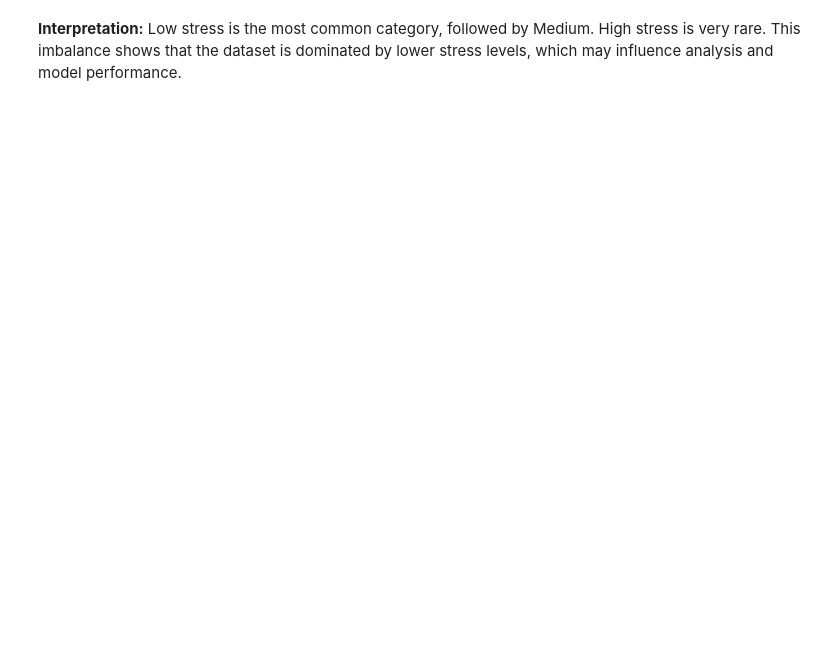
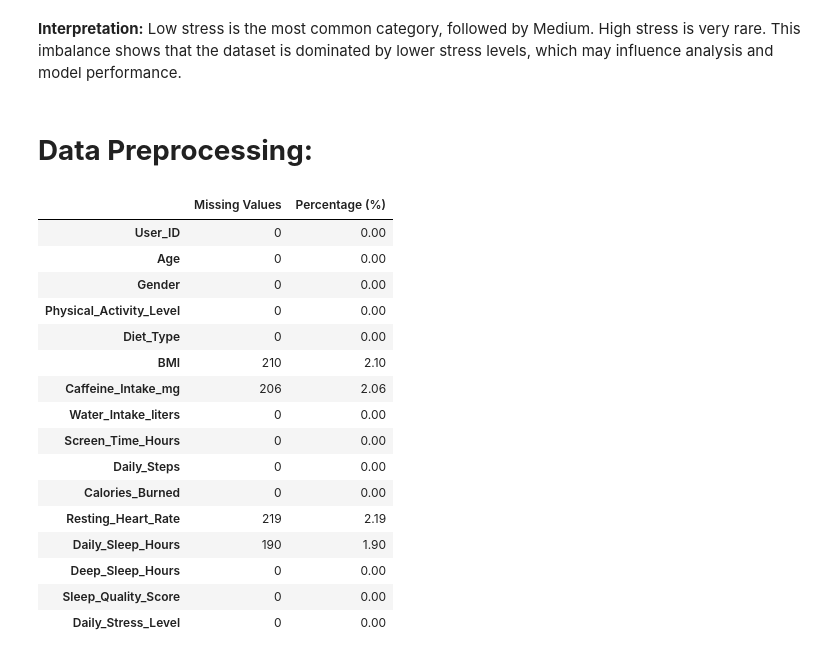
Before and after one commit to hend-22/-IT326-Project, a Jupyter notebook: Reports/Phase2.ipynb, the cells around one changed output. Saved outputs shown, nothing was run; the diff lists cells and outputs as text; code cells hidden in the pictures; blank space fills up the shorter version.

```diff
--- a/Reports/Phase2.ipynb
+++ b/Reports/Phase2.ipynb
@@ -235,2 +222,4 @@ dtype: int64
 # %% [markdown]
 **Interpretation:** Low stress is the most common category, followed by Medium. High stress is very rare. This imbalance shows that the dataset is dominated by lower stress levels, which may influence analysis and model performance.
+# %% [markdown]
+# **Data Preprocessing:**
@@ -236,0 +228,29 @@ dtype: int64
+# %%
+# Missing-value analysis
+missing_count = df.isnull().sum()
+missing_percentage = (df.isnull().sum() / len(df)) * 100
+
+missing_analysis = pd.DataFrame({
+    'Missing Values': missing_count,
+    'Percentage (%)': missing_percentage
+})
+
+missing_analysis
+# %% [output]
+|  | Missing Values | Percentage (%) |
+| User_ID | 0 | 0.00 |
+| Age | 0 | 0.00 |
+| Gender | 0 | 0.00 |
+| Physical_Activity_Level | 0 | 0.00 |
+| Diet_Type | 0 | 0.00 |
+| BMI | 210 | 2.10 |
+| Caffeine_Intake_mg | 206 | 2.06 |
+| Water_Intake_liters | 0 | 0.00 |
+| Screen_Time_Hours | 0 | 0.00 |
+| Daily_Steps | 0 | 0.00 |
+| Calories_Burned | 0 | 0.00 |
+| Resting_Heart_Rate | 219 | 2.19 |
+| Daily_Sleep_Hours | 190 | 1.90 |
+| Deep_Sleep_Hours | 0 | 0.00 |
+| Sleep_Quality_Score | 0 | 0.00 |
+| Daily_Stress_Level | 0 | 0.00 |
```
Also changed, not shown: parts of 27 cells of this notebook.
